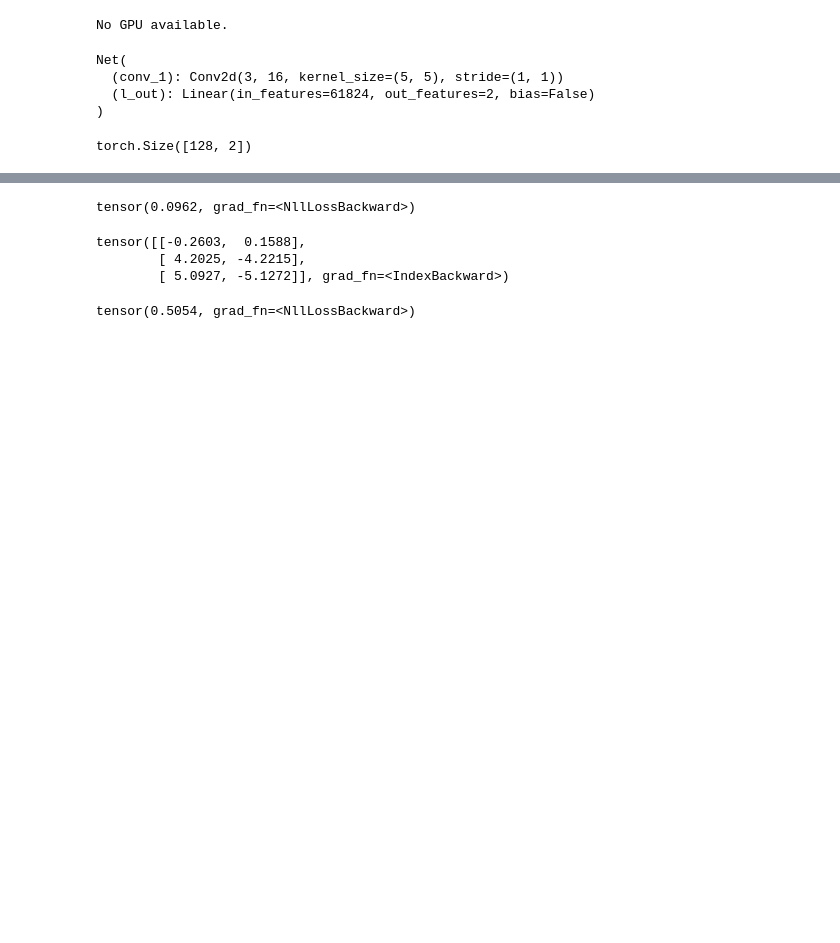
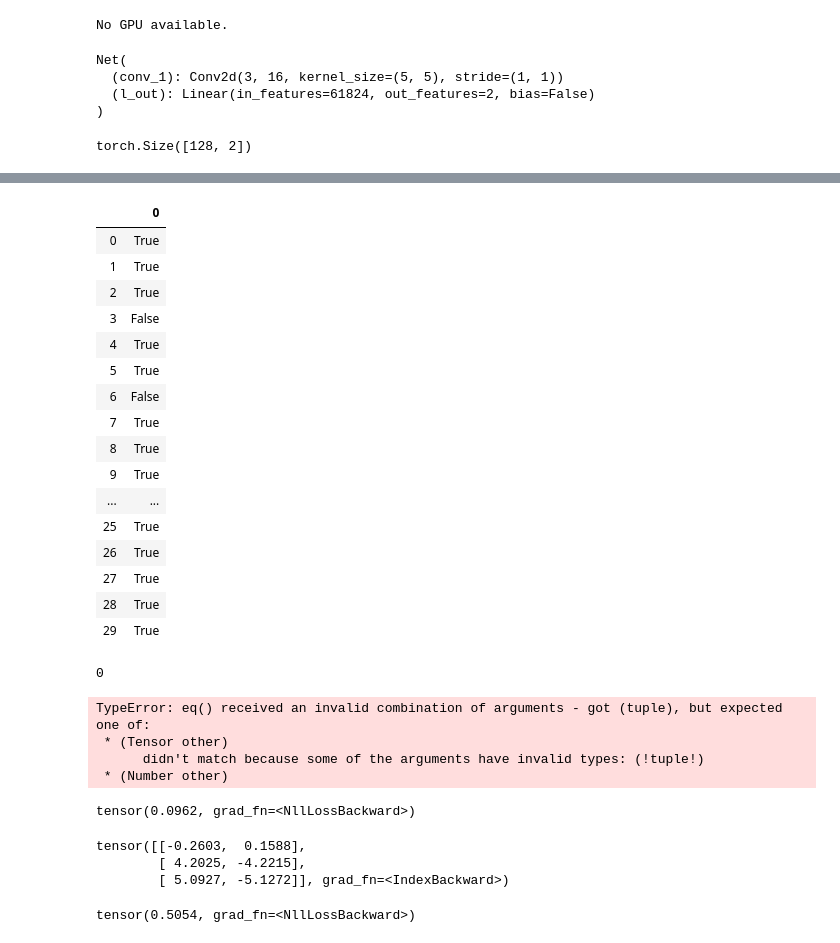
Before and after one commit to mar10nJohns1/AlgorithmicFairness, a Jupyter notebook: Project.ipynb, the cells around one changed output, grey strips where cells are left out. Cells and saved outputs as stored; diff of their text form; code cells hidden in the pictures; blank space fills up the shorter version.

```diff
--- a/Project.ipynb
+++ b/Project.ipynb
@@ -331,6 +324,6 @@ valid_accs
 # %%
 val_male_losses,val_male_accs,val_male_lengths,val_female_losses,val_female_accs,val_female_lengths = 0, 0, 0, 0, 0, 0
-
+i=0
 for batch_valid, num in batch_gen.gen_valid():
     output = net(**get_input(batch_valid))
     labels_argmax = torch.max(get_labels(batch_valid), 1)[1]
@@ -338,7 +331,6 @@ for batch_valid, num in batch_gen.gen_valid():
     gender = batch_valid['attributes'][:,19]
     male = np.where(gender==1)
     female = np.where(gender==-1)
-    print(len(male[0])  + len(female[0]))
 
     val_male_losses += criterion(output['out'][male], labels_argmax[male]) * len(male[0])
     val_male_accs += accuracy(output['out'][male], labels_argmax[male]) * len(male[0])
@@ -398,0 +357,11 @@ output
+# %%
+from tqdm import tqdm_notebook
+d = dict()
+d['im'] = np.zeros(tuple([1000]+IMAGE_SHAPE))
+k=0
+l= [data.train['images'][i].decode() for i in  range(0,1000)]
+for j in tqdm_notebook(l):
+    im = imread(j)
+    im = resize(im,output_shape=IMAGE_SHAPE, mode='reflect', anti_aliasing=True)
+    d['im'][k] = im
+    k+=1
@@ -398,0 +370,7 @@ output
+# %%
+valid = data.valid
+valid_new = valid
+valid_new['images'] = np.zeros(tuple([1000] + IMAGE_SHAPE), dtype='float32')
+for i, im in enumerate(data.test['images']):
+    im = imread(im.decode())
+    valid_new['images'][i] = resize(im, output_shape=IMAGE_SHAPE, mode='reflect', anti_aliasing=True)
@@ -398,0 +399,31 @@ output
+# %%
+pd.DataFrame([labels_argmax[i].numpy() == pred_label[i][0][0] for i in range(0,104)]).head(30)
+# %% [output]
+|  | 0 |
+| 0 | True |
+| 1 | True |
+| 2 | True |
+| 3 | False |
+| 4 | True |
+| 5 | True |
+| 6 | False |
+| 7 | True |
+| 8 | True |
+| 9 | True |
+| ... | ... |
+| 25 | True |
+| 26 | True |
+| 27 | True |
+| 28 | True |
+| 29 | True |
+# %%
+pred_label[1][0][0]
+# %% [output]
+0
+# %%
+pred_label[1] == labels_argmax[1]
+# %% [output]
+TypeError: eq() received an invalid combination of arguments - got (tuple), but expected one of:
+ * (Tensor other)
+      didn't match because some of the arguments have invalid types: (!tuple!)
+ * (Number other)
```
Also changed, not shown: parts of 28 cells of this notebook, 4 other files.
